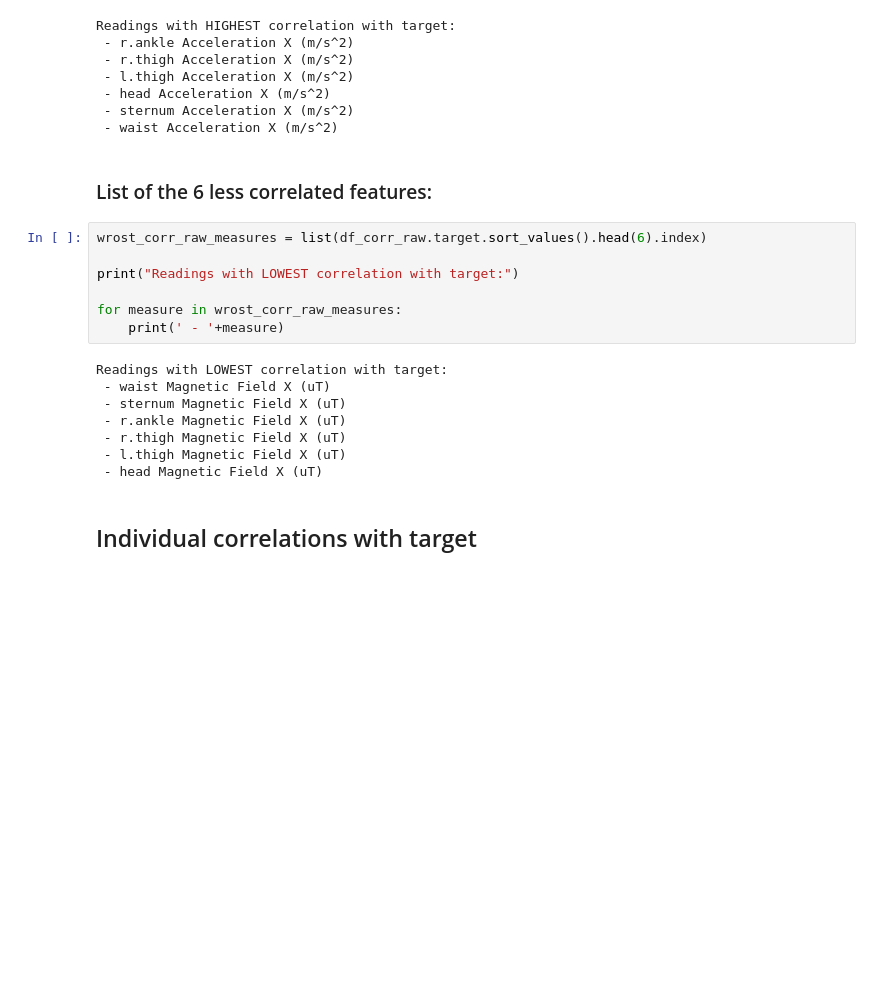
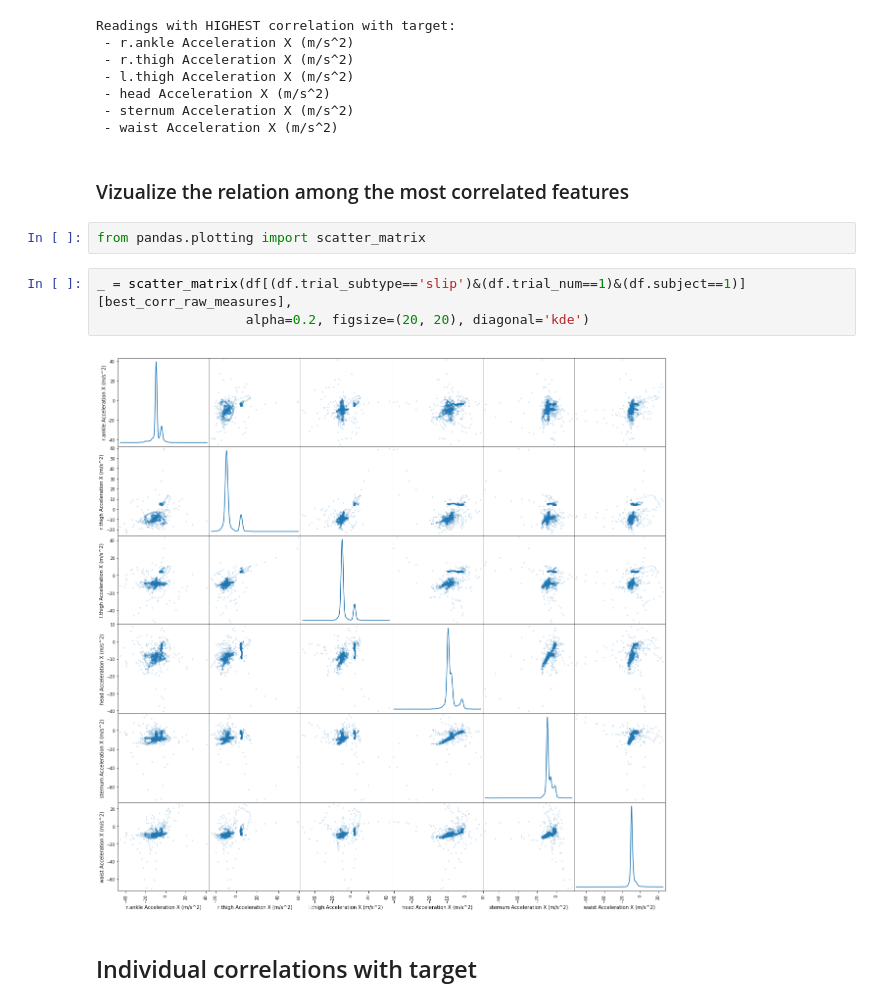
Before and after one commit to mdrmuhaimin/BigData2, a Jupyter notebook: code/exploratory_data_analysis.ipynb, the cells around one changed output. Saved outputs shown, nothing was run; the diff lists cells and outputs as text; blank space fills up the shorter version.

```diff
--- a/code/exploratory_data_analysis.ipynb
+++ b/code/exploratory_data_analysis.ipynb
@@ -347,22 +349,14 @@ Readings with HIGHEST correlation with target:
  - sternum Acceleration X (m/s^2)
  - waist Acceleration X (m/s^2)
 # %% [markdown]
-### List of the 6 less correlated features:
+### Vizualize the relation among the most correlated features
-# %%
-wrost_corr_raw_measures = list(df_corr_raw.target.sort_values().head(6).index)
-
-print("Readings with LOWEST correlation with target:")
-
-for measure in wrost_corr_raw_measures:
-    print(' - '+measure)
-# %% [output]
-Readings with LOWEST correlation with target:
- - waist Magnetic Field X (uT)
- - sternum Magnetic Field X (uT)
- - r.ankle Magnetic Field X (uT)
- - r.thigh Magnetic Field X (uT)
- - l.thigh Magnetic Field X (uT)
- - head Magnetic Field X (uT)
+# %%
+from pandas.plotting import scatter_matrix
+# %%
+_ = scatter_matrix(df[(df.trial_subtype=='slip')&(df.trial_num==1)&(df.subject==1)][best_corr_raw_measures],
+                   alpha=0.2, figsize=(20, 20), diagonal='kde')
+# %% [output]
+[figure, added]
 # %% [markdown]
 ## Individual correlations with target
 # %% [markdown]
```
Also changed, not shown: parts of 11 cells of this notebook, 4 other files.
